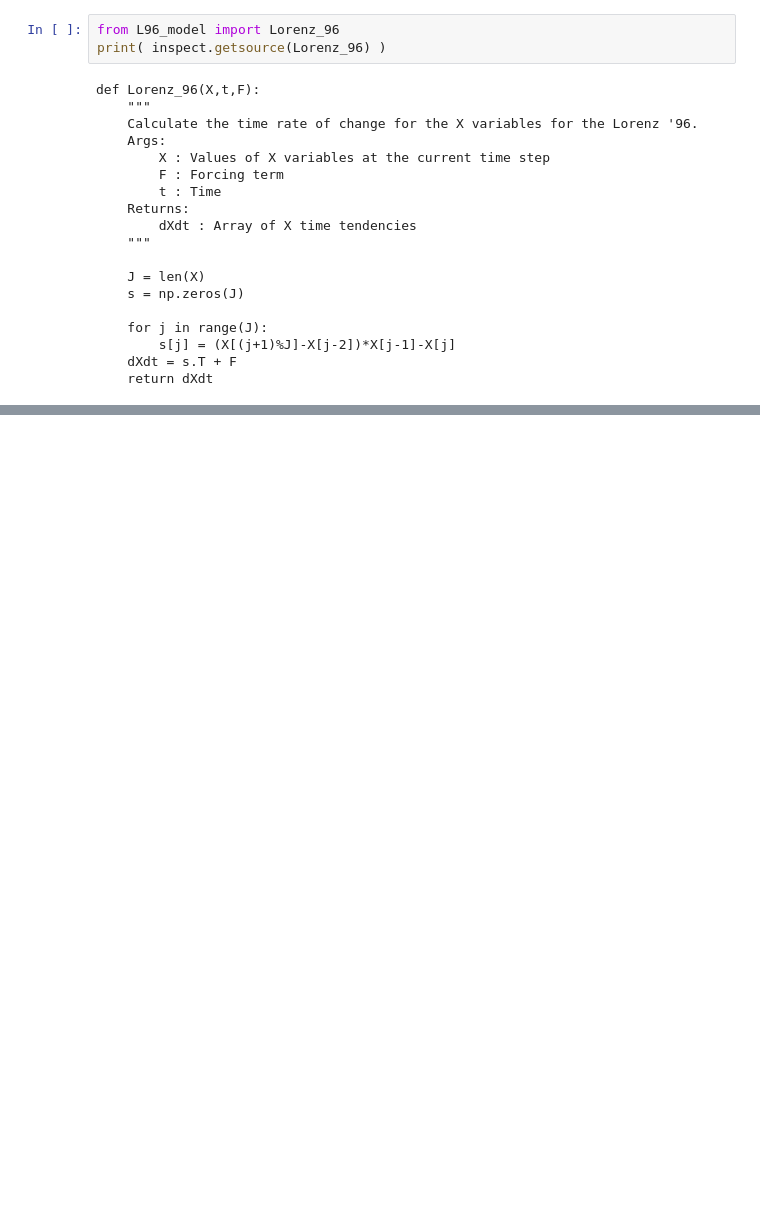
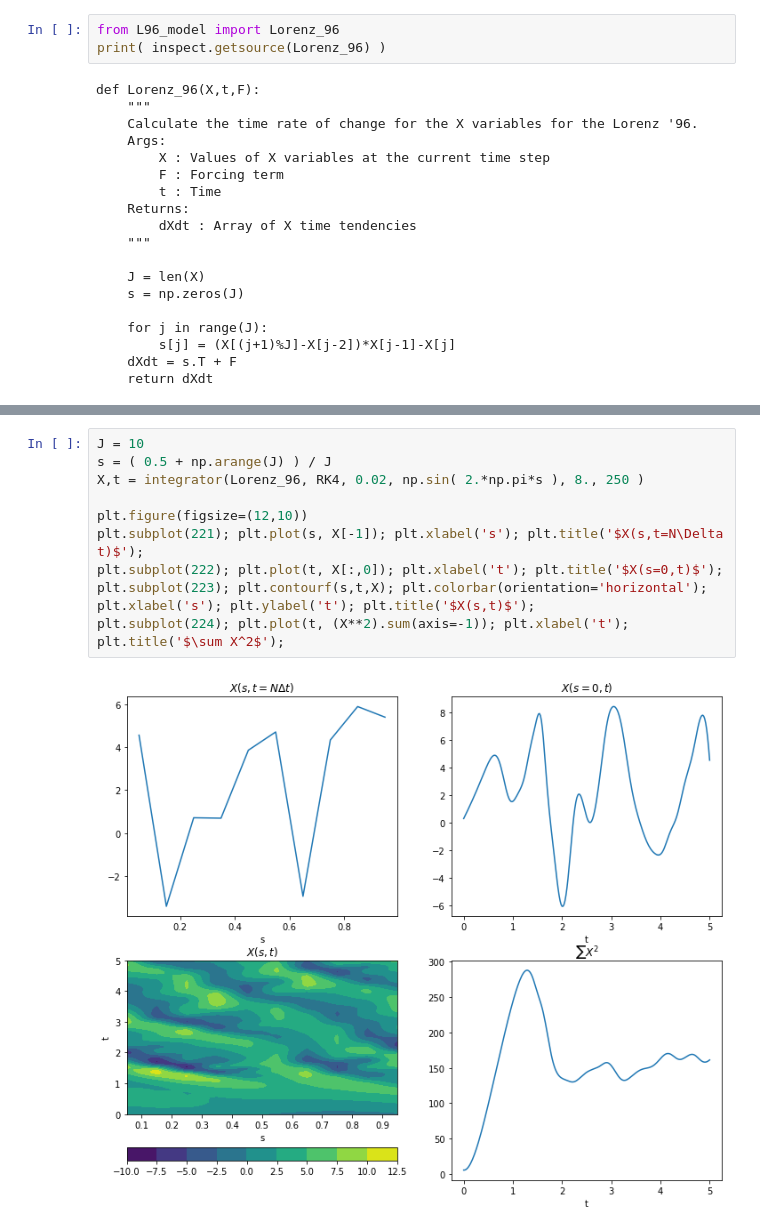
Before and after one commit to m2lines/L96_demo, a Jupyter notebook: L96-description.ipynb, the cells around one changed output, grey strips where cells are left out. Cells and saved outputs as stored; diff of their text form; blank space fills up the shorter version.

```diff
--- a/L96-description.ipynb
+++ b/L96-description.ipynb
@@ -34,0 +59,12 @@ def Lorenz_96(X,t,F):
+# %%
+J = 10
+s = ( 0.5 + np.arange(J) ) / J
+X,t = integrator(Lorenz_96, RK4, 0.02, np.sin( 2.*np.pi*s ), 8., 250 )
+
+plt.figure(figsize=(12,10))
+plt.subplot(221); plt.plot(s, X[-1]); plt.xlabel('s'); plt.title('$X(s,t=N\Delta t)$');
+plt.subplot(222); plt.plot(t, X[:,0]); plt.xlabel('t'); plt.title('$X(s=0,t)$');
+plt.subplot(223); plt.contourf(s,t,X); plt.colorbar(orientation='horizontal'); plt.xlabel('s'); plt.ylabel('t'); plt.title('$X(s,t)$');
+plt.subplot(224); plt.plot(t, (X**2).sum(axis=-1)); plt.xlabel('t'); plt.title('$\sum X^2$');
+# %% [output]
+[figure, added]
```
Also changed, not shown: parts of 2 cells of this notebook, 1 other file.
